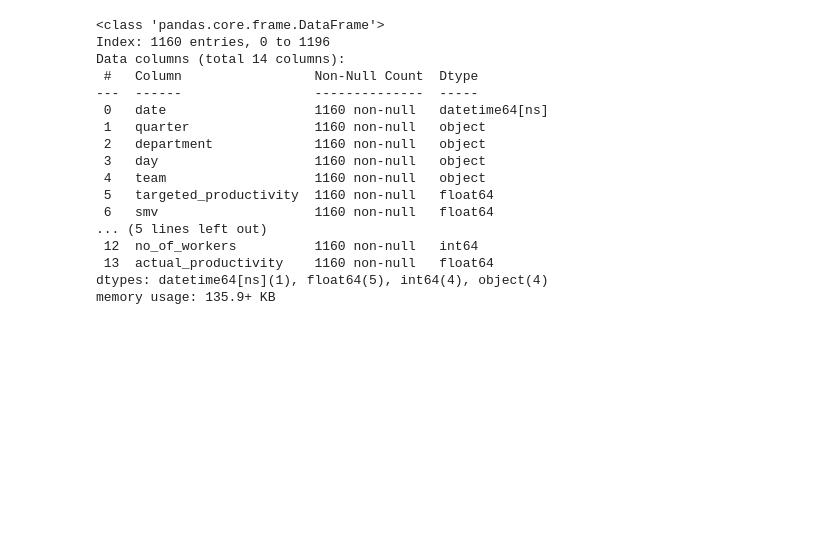
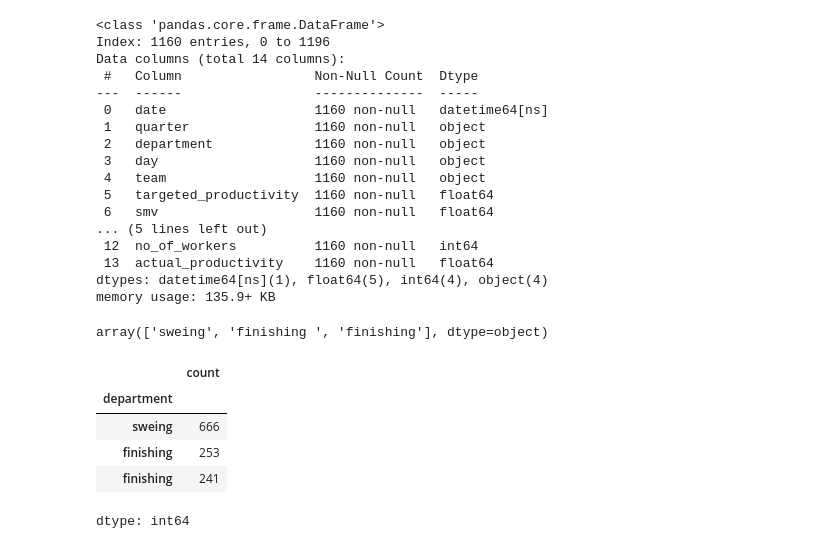
Before and after one commit to jerussi123/Proyecto_tec_andes, a Jupyter notebook: Soporte_1_Fuentes_de_Limpieza.ipynb, the cells around one changed output. Cells and saved outputs as stored; diff of their text form; code cells hidden in the pictures; blank space fills up the shorter version.

```diff
--- a/Soporte_1_Fuentes_de_Limpieza.ipynb
+++ b/Soporte_1_Fuentes_de_Limpieza.ipynb
@@ -221,3 +221,16 @@ Data columns (total 14 columns):
  13  actual_productivity    1160 non-null   float64
 dtypes: datetime64[ns](1), float64(5), int64(4), object(4)
 memory usage: 135.9+ KB
+# %%
+df['department'].unique()
+# %% [output]
+array(['sweing', 'finishing ', 'finishing'], dtype=object)
+# %%
+df['department'].value_counts()
+# %% [output]
+|  | count |
+| department |  |
+| sweing | 666 |
+| finishing | 253 |
+| finishing | 241 |
+dtype: int64
```
Also changed, not shown: parts of 5 cells of this notebook.
